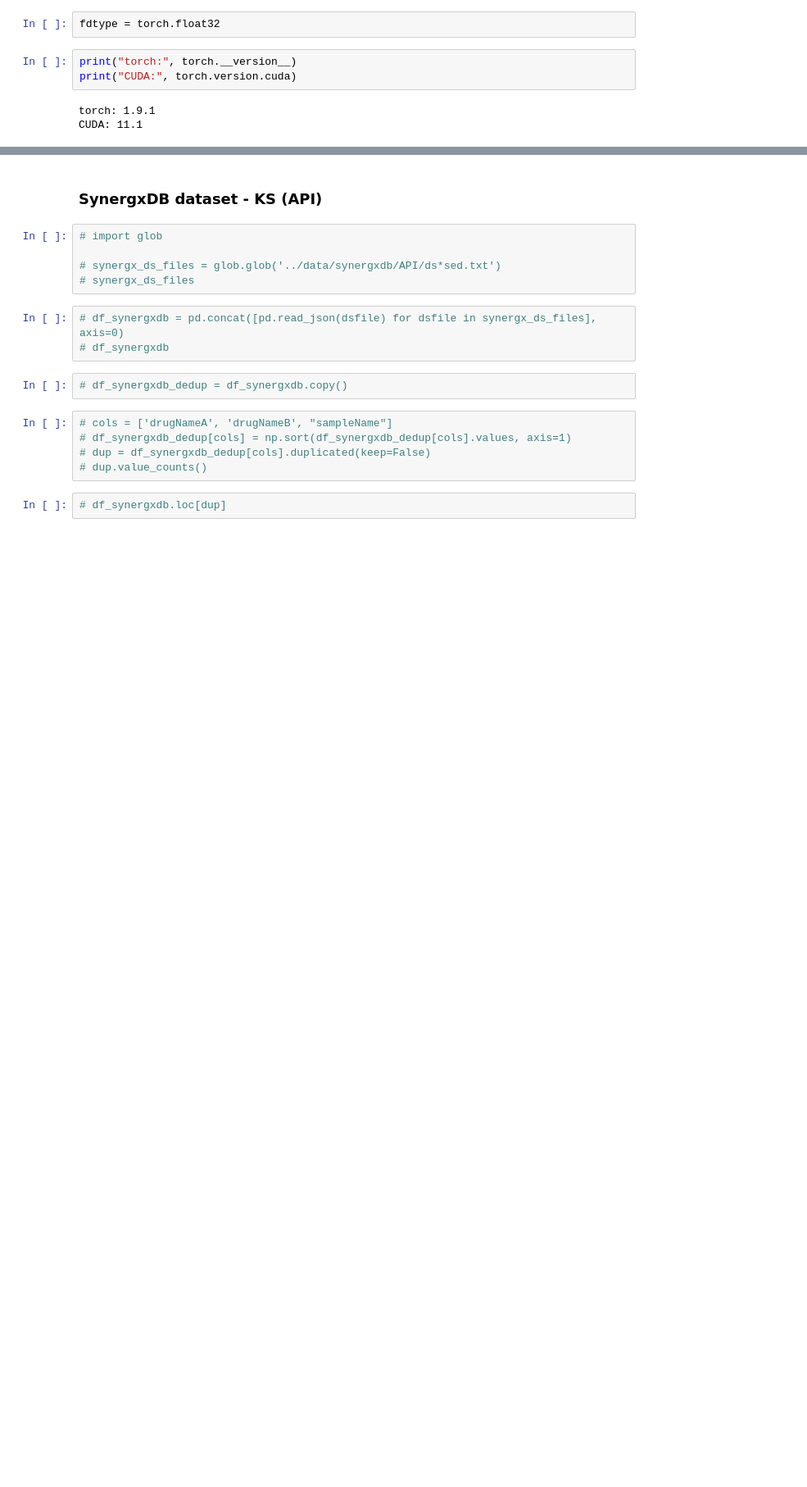
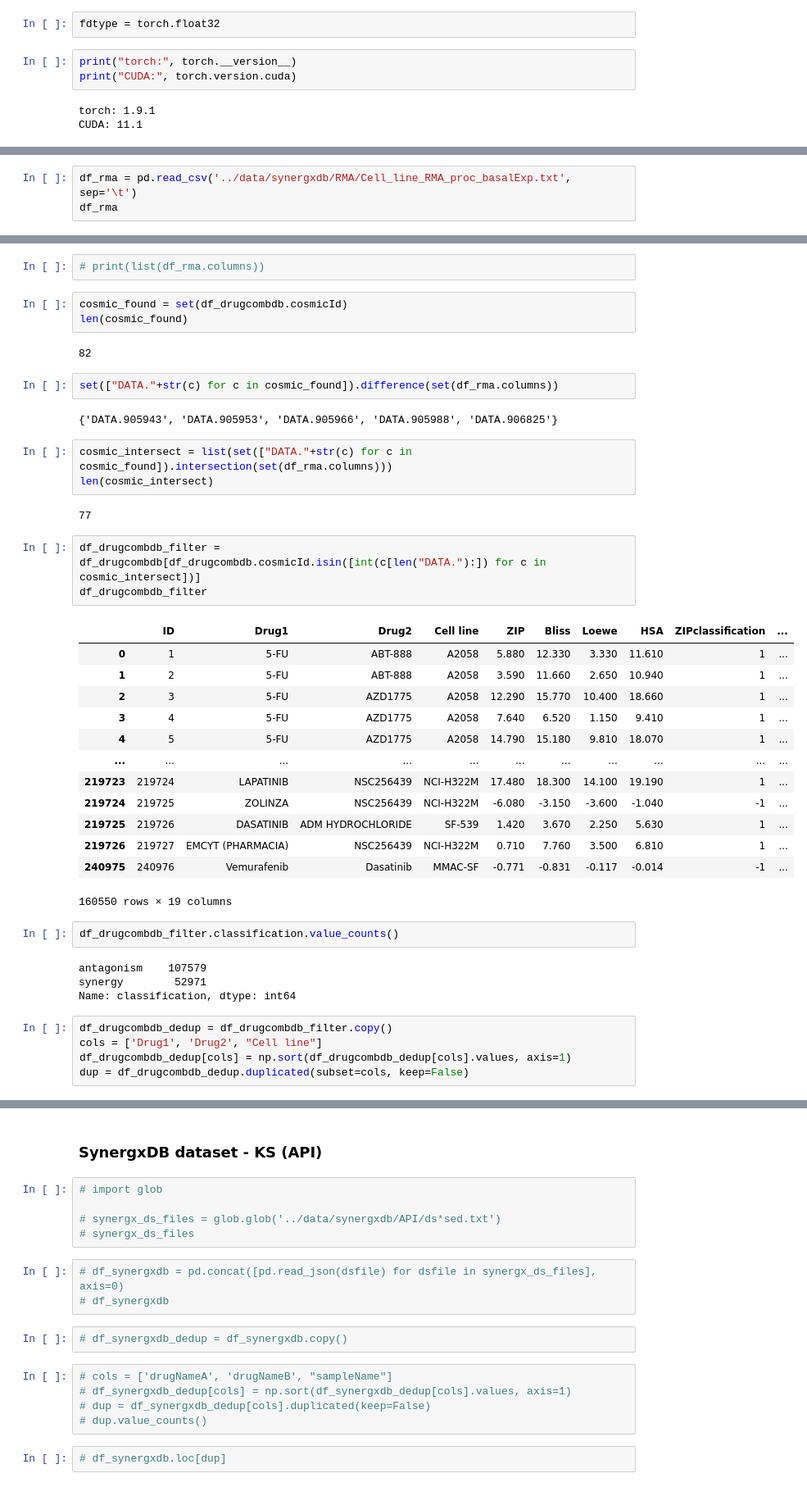
Before and after one commit to uzh-dqbm-cmi/graphnn, a Jupyter notebook: notebooks/DeepAdr_preprocessing-SynergxDB.ipynb, the cells around one changed output, grey strips where cells are left out. Shown at 82% size. Saved outputs shown, nothing was run; the diff lists cells and outputs as text; blank space fills up the shorter version.

```diff
--- a/notebooks/DeepAdr_preprocessing-SynergxDB.ipynb
+++ b/notebooks/DeepAdr_preprocessing-SynergxDB.ipynb
@@ -77,0 +227,3 @@ CUDA: 11.1
+# %%
+df_rma = pd.read_csv('../data/synergxdb/RMA/Cell_line_RMA_proc_basalExp.txt', sep='\t')
+df_rma
@@ -77,0 +244,44 @@ CUDA: 11.1
+# %%
+# print(list(df_rma.columns))
+# %%
+cosmic_found = set(df_drugcombdb.cosmicId)
+len(cosmic_found)
+# %% [output]
+82
+# %%
+set(["DATA."+str(c) for c in cosmic_found]).difference(set(df_rma.columns))
+# %% [output]
+{'DATA.905943', 'DATA.905953', 'DATA.905966', 'DATA.905988', 'DATA.906825'}
+# %%
+cosmic_intersect = list(set(["DATA."+str(c) for c in cosmic_found]).intersection(set(df_rma.columns)))
+len(cosmic_intersect)
+# %% [output]
+77
+# %%
+df_drugcombdb_filter = df_drugcombdb[df_drugcombdb.cosmicId.isin([int(c[len("DATA."):]) for c in cosmic_intersect])]
+df_drugcombdb_filter
+# %% [output]
+|  | ID | Drug1 | Drug2 | Cell line | ZIP | Bliss | Loewe | HSA | ZIPclassification | ... |
+| 0 | 1 | 5-FU | ABT-888 | A2058 | 5.880 | 12.330 | 3.330 | 11.610 | 1 | ... |
+| 1 | 2 | 5-FU | ABT-888 | A2058 | 3.590 | 11.660 | 2.650 | 10.940 | 1 | ... |
+| 2 | 3 | 5-FU | AZD1775 | A2058 | 12.290 | 15.770 | 10.400 | 18.660 | 1 | ... |
+| 3 | 4 | 5-FU | AZD1775 | A2058 | 7.640 | 6.520 | 1.150 | 9.410 | 1 | ... |
+| 4 | 5 | 5-FU | AZD1775 | A2058 | 14.790 | 15.180 | 9.810 | 18.070 | 1 | ... |
+| ... | ... | ... | ... | ... | ... | ... | ... | ... | ... | ... |
+| 219723 | 219724 | LAPATINIB | NSC256439 | NCI-H322M | 17.480 | 18.300 | 14.100 | 19.190 | 1 | ... |
+| 219724 | 219725 | ZOLINZA | NSC256439 | NCI-H322M | -6.080 | -3.150 | -3.600 | -1.040 | -1 | ... |
+| 219725 | 219726 | DASATINIB | ADM HYDROCHLORIDE | SF-539 | 1.420 | 3.670 | 2.250 | 5.630 | 1 | ... |
+| 219726 | 219727 | EMCYT (PHARMACIA) | NSC256439 | NCI-H322M | 0.710 | 7.760 | 3.500 | 6.810 | 1 | ... |
+| 240975 | 240976 | Vemurafenib | Dasatinib | MMAC-SF | -0.771 | -0.831 | -0.117 | -0.014 | -1 | ... |
+160550 rows × 19 columns
+# %%
+df_drugcombdb_filter.classification.value_counts()
+# %% [output]
+antagonism    107579
+synergy        52971
+Name: classification, dtype: int64
+# %%
+df_drugcombdb_dedup = df_drugcombdb_filter.copy()
+cols = ['Drug1', 'Drug2', "Cell line"]
+df_drugcombdb_dedup[cols] = np.sort(df_drugcombdb_dedup[cols].values, axis=1)
+dup = df_drugcombdb_dedup.duplicated(subset=cols, keep=False)
```
Also changed, not shown: parts of 40 cells of this notebook, 2 other files.
